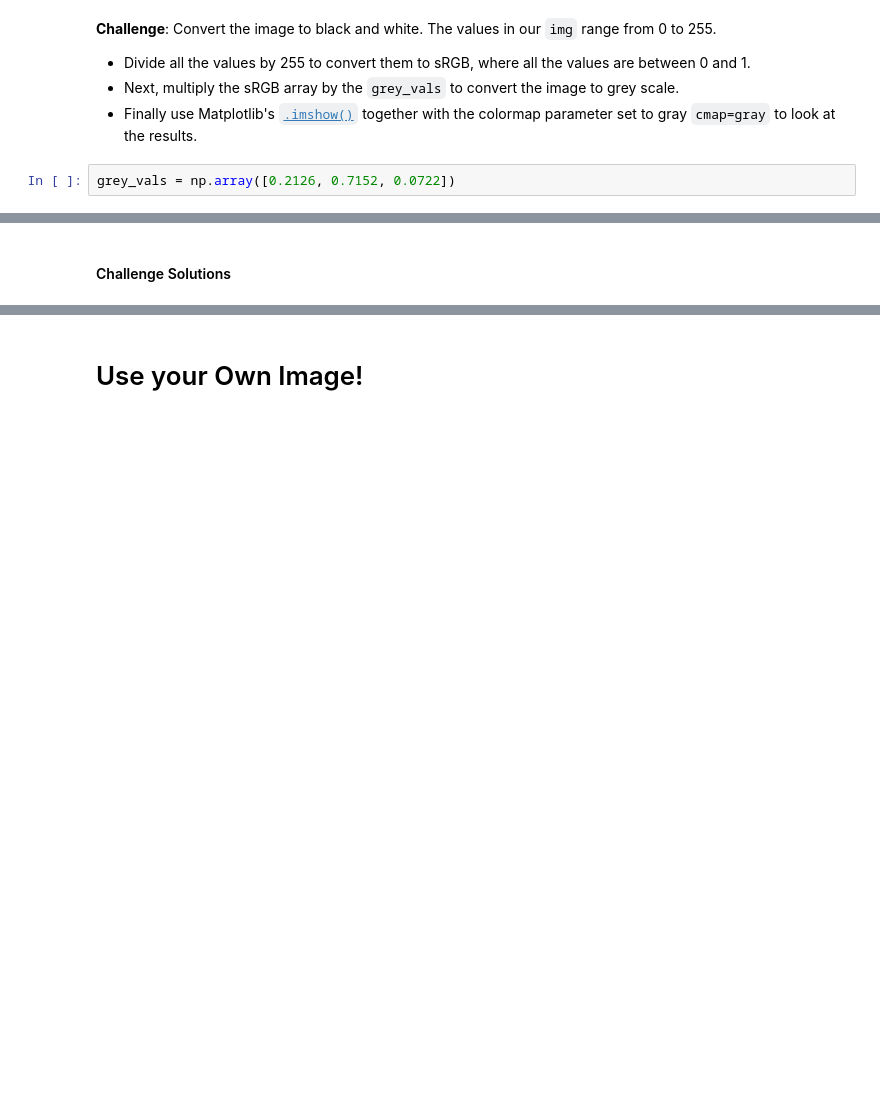
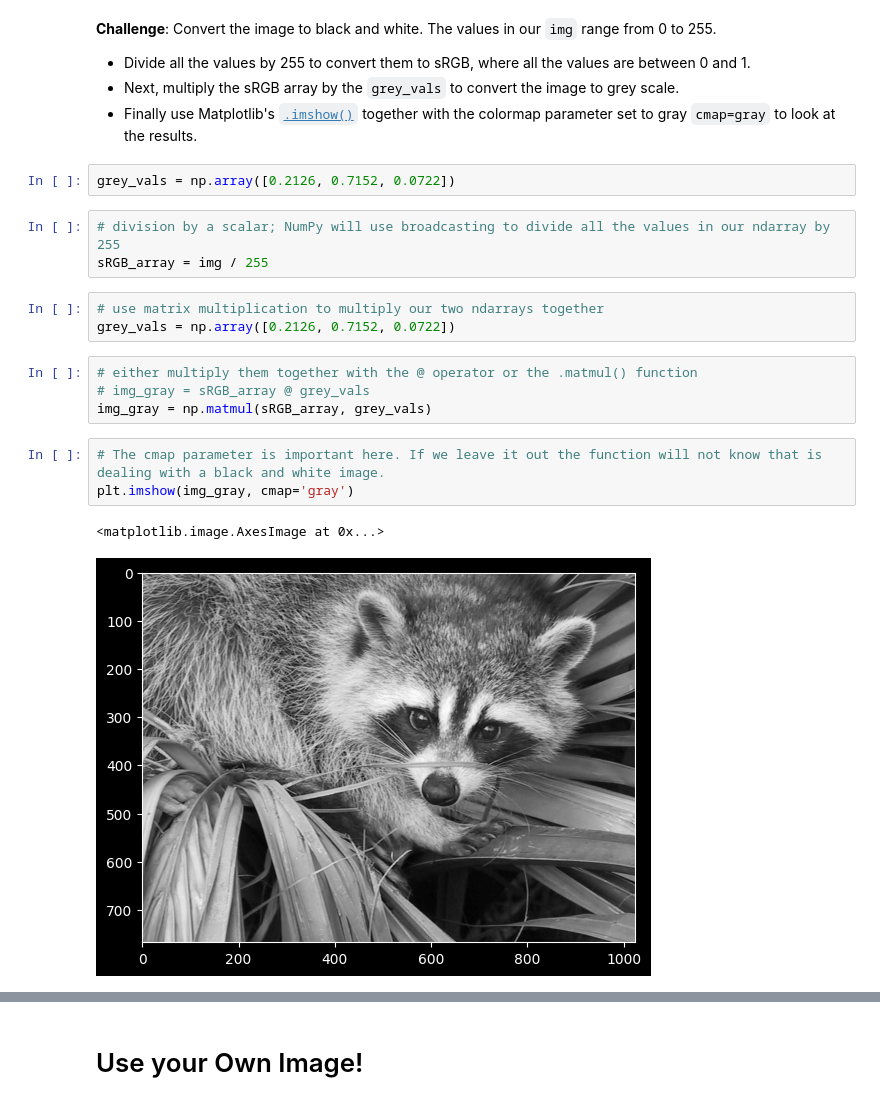
Before and after one commit to tbk81/100-DAYS-OF-CODE-PY, a Jupyter notebook: 77-numpy/Computation_with_NumPy_and_N_Dimensional_Arrays.ipynb, the cells around one changed output, grey strips where cells are left out. Drawn from its saved outputs; the diff is of its cells as text; blank space fills up the shorter version.

```diff
--- a/77-numpy/Computation_with_NumPy_and_N_Dimensional_Arrays.ipynb
+++ b/77-numpy/Computation_with_NumPy_and_N_Dimensional_Arrays.ipynb
@@ -304,6 +357,22 @@ c = np.matmul(a1, b1)
 * Finally use Matplotlib's [`.imshow()`](https://matplotlib.org/3.1.1/api/_as_gen/matplotlib.pyplot.imshow.html) together with the colormap parameter set to gray `cmap=gray` to look at the results.
 # %%
 grey_vals = np.array([0.2126, 0.7152, 0.0722])
+# %%
+# division by a scalar; NumPy will use broadcasting to divide all the values in our ndarray by 255
+sRGB_array = img / 255
+# %%
+# use matrix multiplication to multiply our two ndarrays together
+grey_vals = np.array([0.2126, 0.7152, 0.0722])
+# %%
+# either multiply them together with the @ operator or the .matmul() function
+# img_gray = sRGB_array @ grey_vals
+img_gray = np.matmul(sRGB_array, grey_vals)
+# %%
+# The cmap parameter is important here. If we leave it out the function will not know that is dealing with a black and white image.
+plt.imshow(img_gray, cmap='gray')
+# %% [output]
+<matplotlib.image.AxesImage at 0x...>
+[figure, added]
 # %% [markdown]
 **Challenge**: Can you manipulate the images by doing some operations on the underlying ndarrays? See if you can change the values in the ndarray so that:
 
@@ -318,5 +387,3 @@ grey_vals = np.array([0.2126, 0.7152, 0.0722])
 3) Invert (i.e., solarize) the colour image. To do this you need to converting all the pixels to their "opposite" value, so black (0) becomes white (255).
 
 <img src=https://i.imgur.com/cfFbuex.png>
-# %% [markdown]
-#### Challenge Solutions
```
Also changed, not shown: parts of 20 cells of this notebook.
